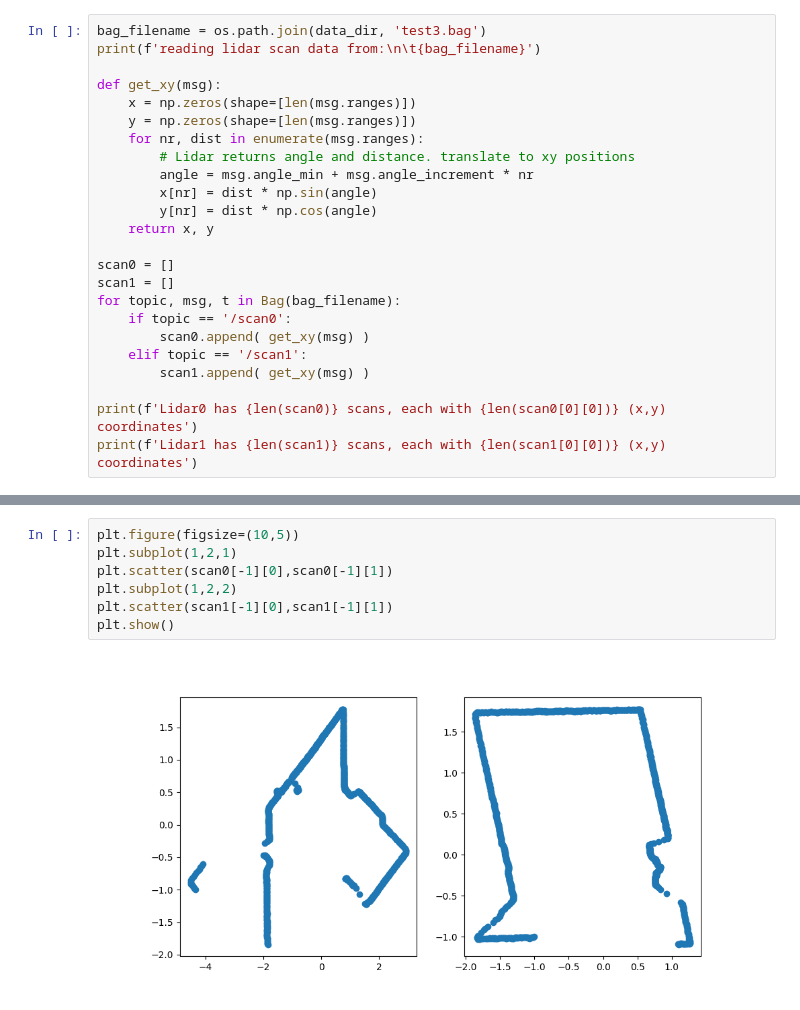
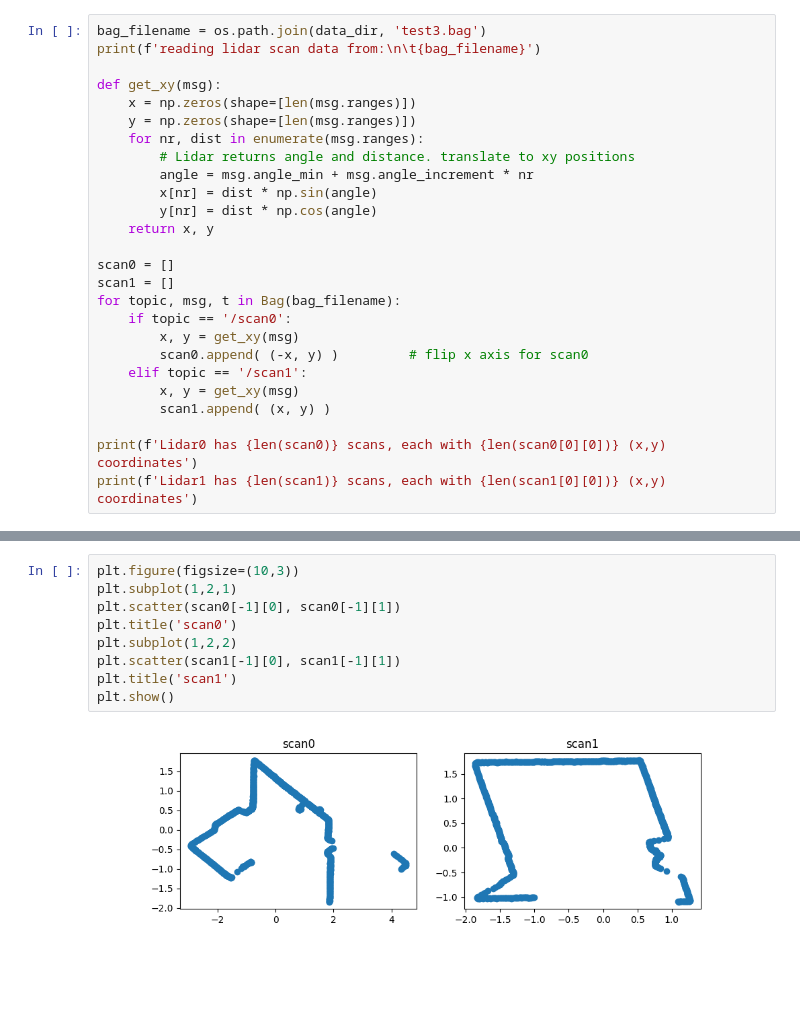
Before and after one commit to icheered/RPCN, a Jupyter notebook: Part_C/pointcloud.ipynb, the cells around one changed output, grey strips where cells are left out. Cells and saved outputs as stored; diff of their text form; blank space fills up the shorter version.

```diff
--- a/Part_C/pointcloud.ipynb
+++ b/Part_C/pointcloud.ipynb
@@ -101,9 +102,11 @@ scan0 = []
 scan1 = []
 for topic, msg, t in Bag(bag_filename):
     if topic == '/scan0':
-        scan0.append( get_xy(msg) )
+        x, y = get_xy(msg)
+        scan0.append( (-x, y) )         # flip x axis for scan0
     elif topic == '/scan1':
-        scan1.append( get_xy(msg) )
+        x, y = get_xy(msg)
+        scan1.append( (x, y) )
 
 print(f'Lidar0 has {len(scan0)} scans, each with {len(scan0[0][0])} (x,y) coordinates')
 print(f'Lidar1 has {len(scan1)} scans, each with {len(scan1[0][0])} (x,y) coordinates')
@@ -113,14 +116,16 @@ reading lidar scan data from:
 Lidar0 has 4001 scans, each with 1081 (x,y) coordinates
 Lidar1 has 4108 scans, each with 1081 (x,y) coordinates
 # %%
-plt.figure(figsize=(10,5))
+plt.figure(figsize=(10,3))
 plt.subplot(1,2,1)
-plt.scatter(scan0[-1][0],scan0[-1][1])
+plt.scatter(scan0[-1][0], scan0[-1][1])
+plt.title('scan0')
 plt.subplot(1,2,2)
-plt.scatter(scan1[-1][0],scan1[-1][1])
+plt.scatter(scan1[-1][0], scan1[-1][1])
+plt.title('scan1')
 plt.show()
 # %% [output]
-[figure, old version]
+[figure, new version]
 # %%
 print('rotating and translating the scan data to the body frame')
 
```
Also changed, not shown: parts of 14 cells of this notebook, 3 other files.
